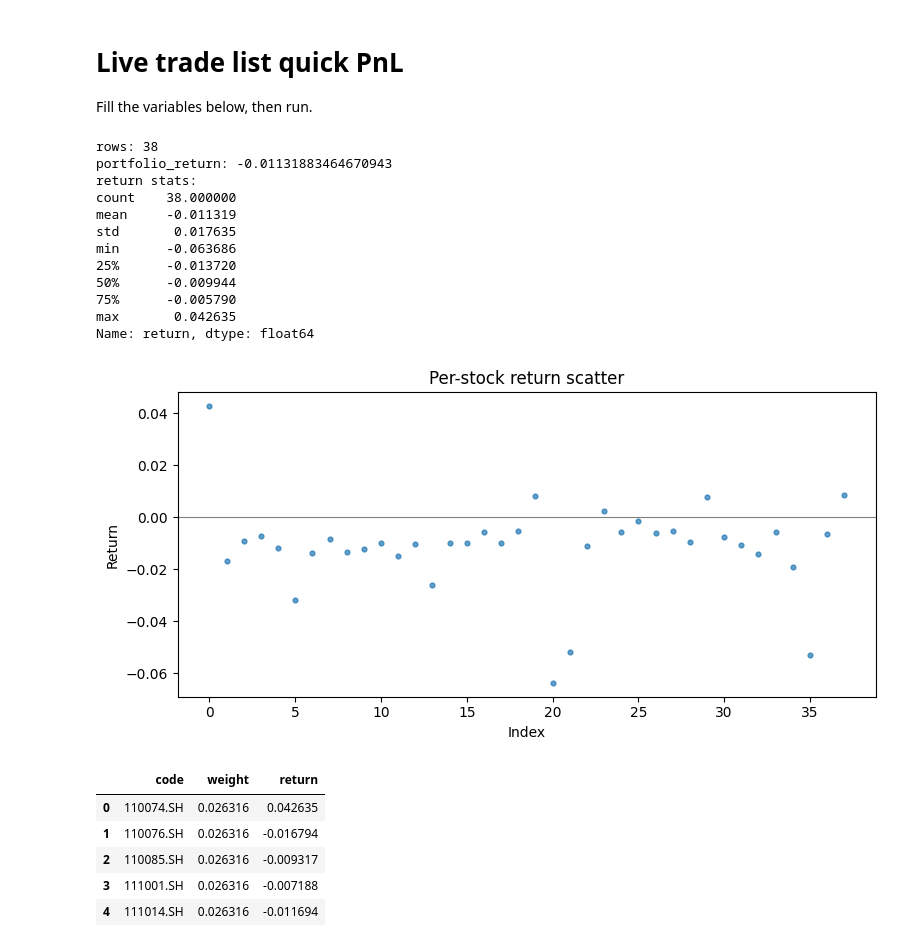
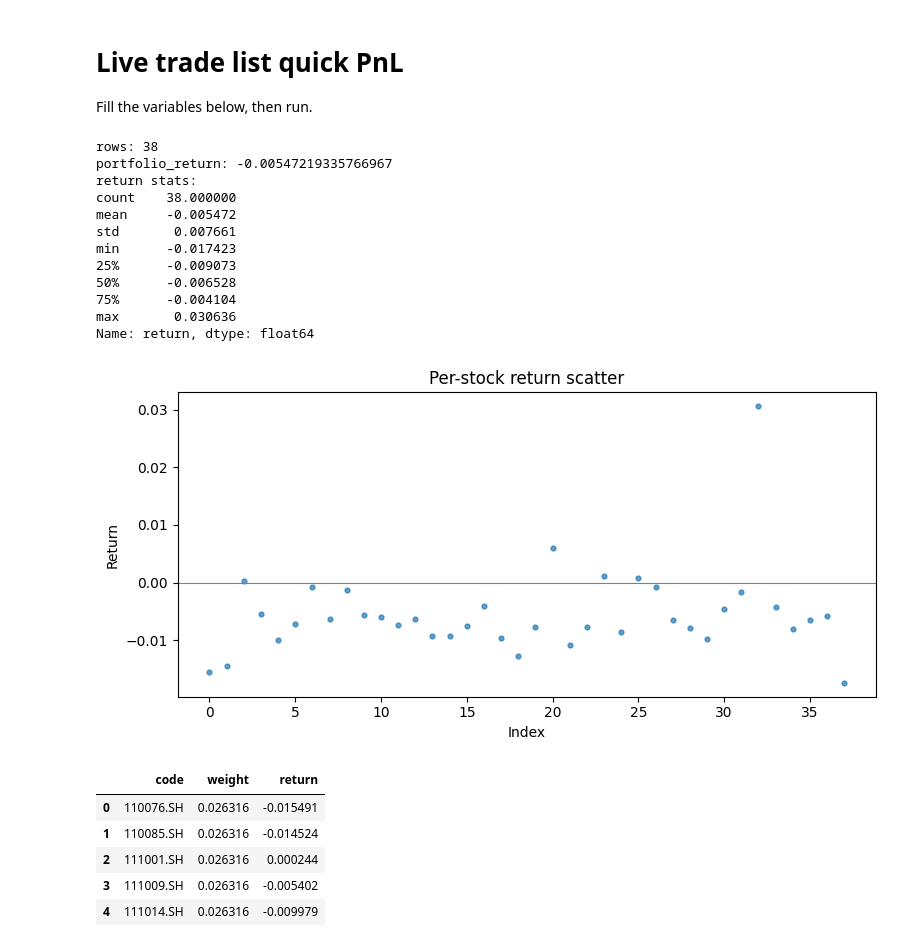
Before and after one commit to gwc0207/CBOND_DAY, a Jupyter notebook: notebooks/live_trade_pnl.ipynb, the cells around one changed output. Cells and saved outputs as stored; diff of their text form; code cells hidden in the pictures.

```diff
--- a/notebooks/live_trade_pnl.ipynb
+++ b/notebooks/live_trade_pnl.ipynb
@@ -8,7 +8,7 @@ import pandas as pd
 import matplotlib.pyplot as plt
 
 # ---- settings ----
-trade_day = '2026-01-13'  # trade_list date
+trade_day = '2026-01-14'  # trade_list date
 signal_name = 'combo_default'
 batch_id = 'Live'
 results_root = Path('D:/cbond_daily/results')
@@ -44,48 +44,48 @@ buy_px = apply_bps(merged[buy_twap_col], cost_bps, 'buy')
 sell_px = apply_bps(merged[sell_twap_col], cost_bps, 'sell')
 merged['return'] = (sell_px - buy_px) / buy_px
 
 # ---- summary ----
 merged['weight'] = merged.get('weight', 1.0 / len(merged))
 merged['weight'] = merged['weight'].fillna(0.0)
 port_ret = float((merged['return'] * merged['weight']).sum())
 print('rows:', len(merged))
 print('portfolio_return:', port_ret)
 
 # ---- per-stock stats ----
 stats = merged['return'].describe()
 print('return stats:')
 print(stats)
 
 # ---- scatter plot ----
 plt.figure(figsize=(8, 4))
 plt.scatter(range(len(merged)), merged['return'], s=12, alpha=0.7)
 plt.axhline(0, color='gray', linewidth=0.8)
 plt.title('Per-stock return scatter')
 plt.xlabel('Index')
 plt.ylabel('Return')
 plt.tight_layout()
 plt.show()
 merged[['code', 'weight', 'return']].head()
 # %% [output]
 rows: 38
-portfolio_return: -0.01131883464670943
+portfolio_return: -0.00547219335766967
 return stats:
 count    38.000000
-mean     -0.011319
-std       0.017635
-min      -0.063686
-25%      -0.013720
-50%      -0.009944
-75%      -0.005790
-max       0.042635
+mean     -0.005472
+std       0.007661
+min      -0.017423
+25%      -0.009073
+50%      -0.006528
+75%      -0.004104
+max       0.030636
 Name: return, dtype: float64
-[figure, old version]
+[figure, new version]
 |  | code | weight | return |
-| 0 | 110074.SH | 0.026316 | 0.042635 |
-| 1 | 110076.SH | 0.026316 | -0.016794 |
-| 2 | 110085.SH | 0.026316 | -0.009317 |
-| 3 | 111001.SH | 0.026316 | -0.007188 |
-| 4 | 111014.SH | 0.026316 | -0.011694 |
+| 0 | 110076.SH | 0.026316 | -0.015491 |
+| 1 | 110085.SH | 0.026316 | -0.014524 |
+| 2 | 111001.SH | 0.026316 | 0.000244 |
+| 3 | 111009.SH | 0.026316 | -0.005402 |
+| 4 | 111014.SH | 0.026316 | -0.009979 |
 # %%
 merged
 # %% [output]
```
Also changed, not shown: parts of 1 cell of this notebook, 1 other file.
